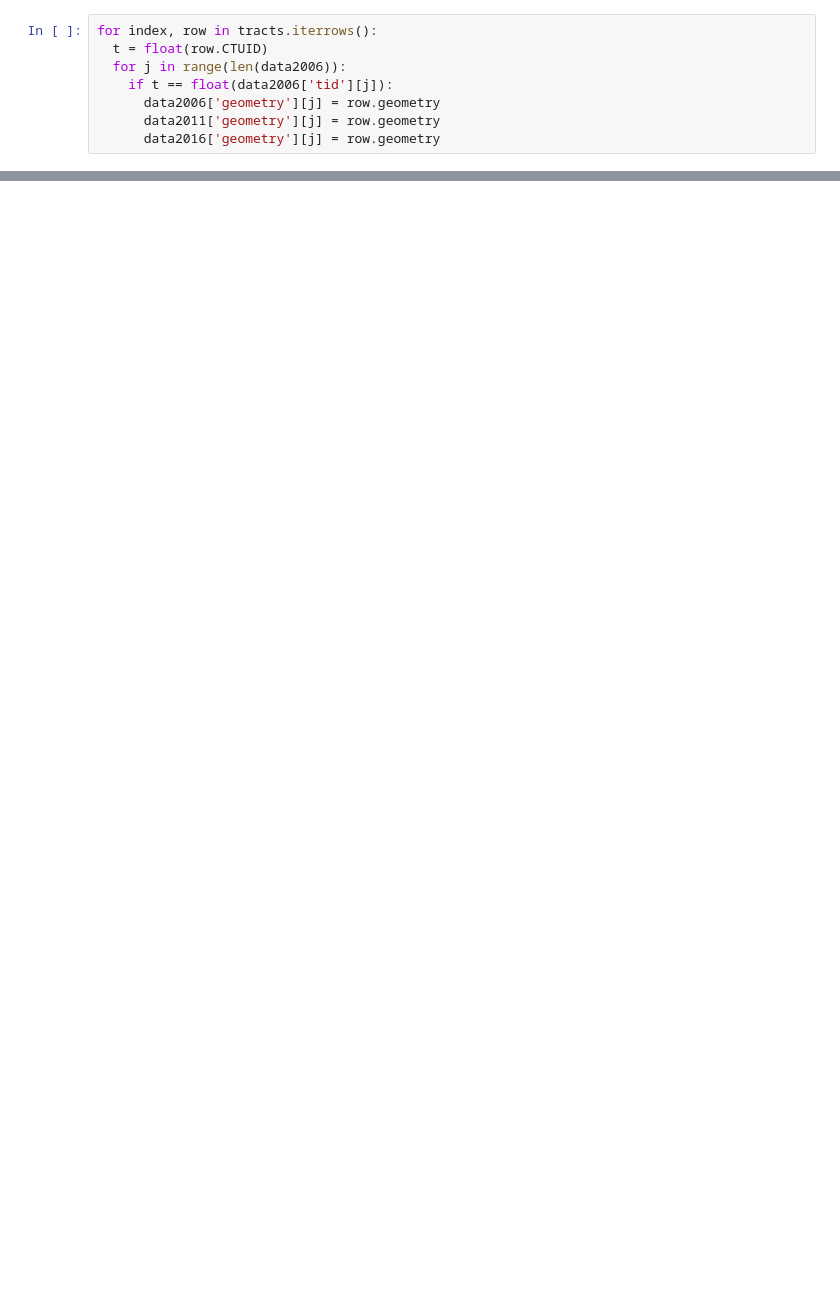
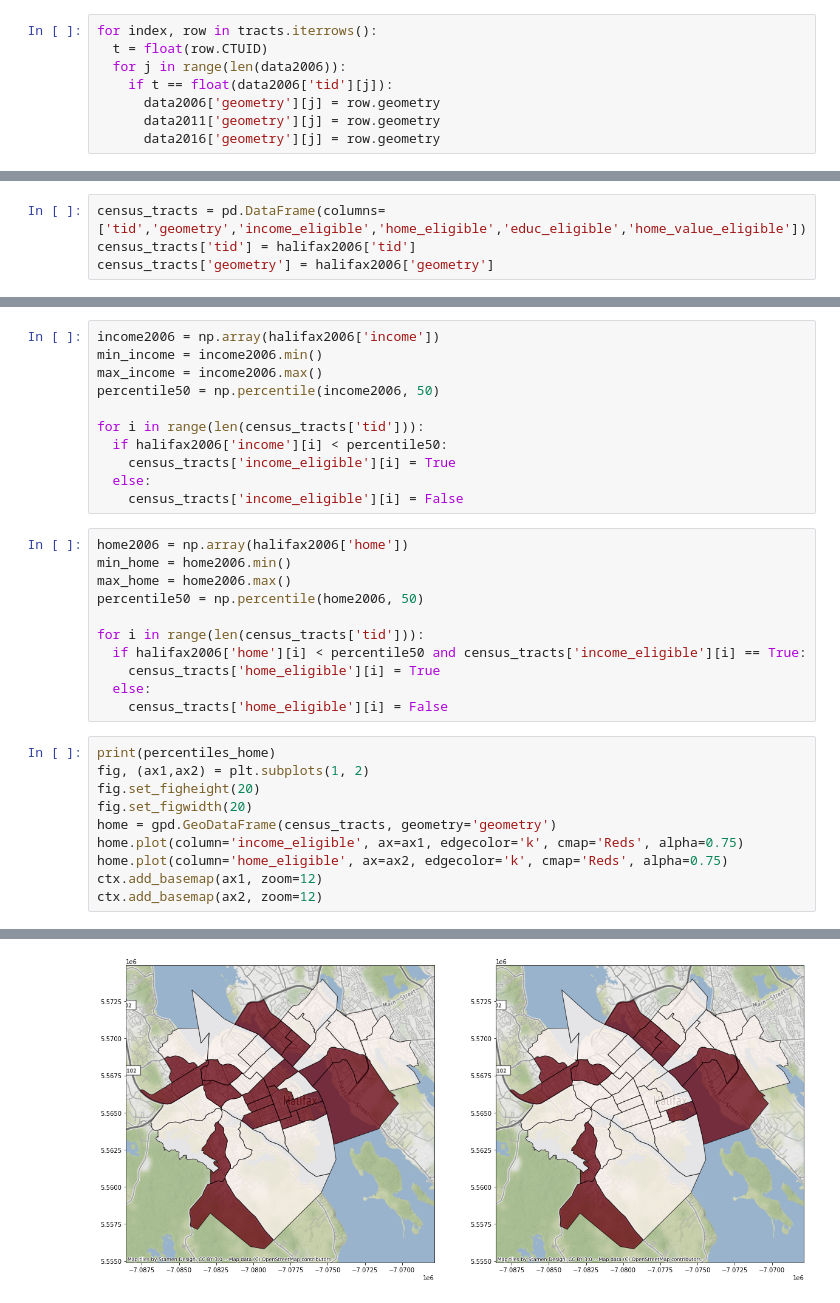
Before and after one commit to laurynmarchand/hfx-gentrification, a Jupyter notebook: notebooks/analysis.ipynb, the cells around one changed output, grey strips where cells are left out. Cells and saved outputs as stored; diff of their text form; blank space fills up the shorter version.

```diff
--- a/notebooks/analysis.ipynb
+++ b/notebooks/analysis.ipynb
@@ -81,0 +228,4 @@ ax3.set_title("2016")
+# %%
+census_tracts = pd.DataFrame(columns=['tid','geometry','income_eligible','home_eligible','educ_eligible','home_value_eligible'])
+census_tracts['tid'] = halifax2006['tid']
+census_tracts['geometry'] = halifax2006['geometry']
@@ -81,0 +239,33 @@ ax3.set_title("2016")
+# %%
+income2006 = np.array(halifax2006['income'])
+min_income = income2006.min()
+max_income = income2006.max()
+percentile50 = np.percentile(income2006, 50)
+
+for i in range(len(census_tracts['tid'])):
+  if halifax2006['income'][i] < percentile50:
+    census_tracts['income_eligible'][i] = True
+  else:
+    census_tracts['income_eligible'][i] = False
+# %%
+home2006 = np.array(halifax2006['home'])
+min_home = home2006.min()
+max_home = home2006.max()
+percentile50 = np.percentile(home2006, 50)
+
+for i in range(len(census_tracts['tid'])):
+  if halifax2006['home'][i] < percentile50 and census_tracts['income_eligible'][i] == True:
+    census_tracts['home_eligible'][i] = True
+  else:
+    census_tracts['home_eligible'][i] = False
+# %%
+print(percentiles_home)
+fig, (ax1,ax2) = plt.subplots(1, 2)
+fig.set_figheight(20)
+fig.set_figwidth(20)
+home = gpd.GeoDataFrame(census_tracts, geometry='geometry')
+home.plot(column='income_eligible', ax=ax1, edgecolor='k', cmap='Reds', alpha=0.75)
+home.plot(column='home_eligible', ax=ax2, edgecolor='k', cmap='Reds', alpha=0.75)
+ctx.add_basemap(ax1, zoom=12)
+ctx.add_basemap(ax2, zoom=12)
+# %% [output]
@@ -81,0 +280 @@ ax3.set_title("2016")
+[figure, added]
```
Also changed, not shown: parts of 19 cells of this notebook.
